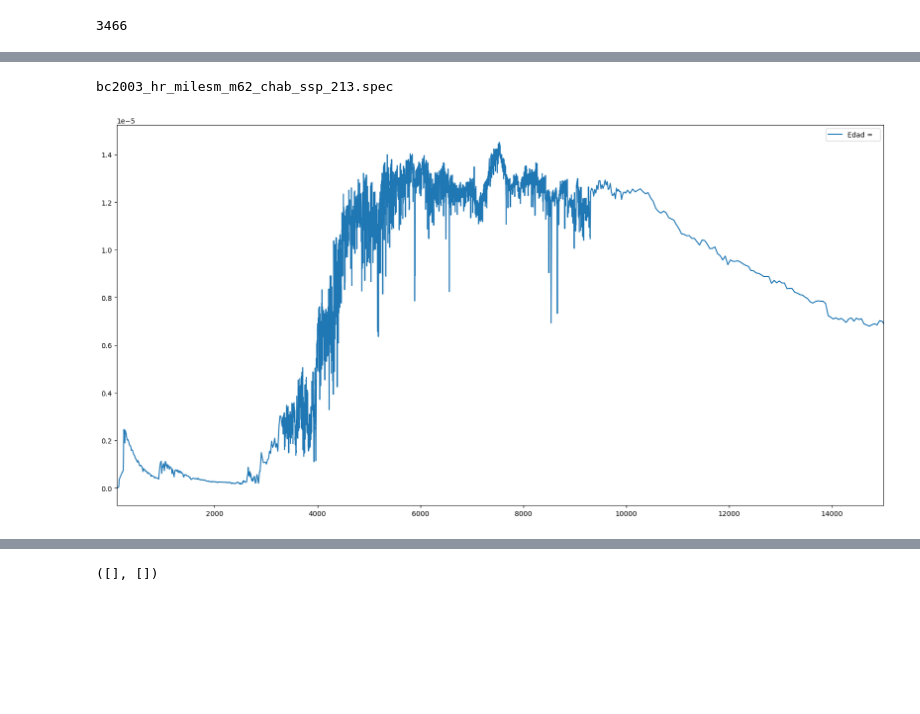
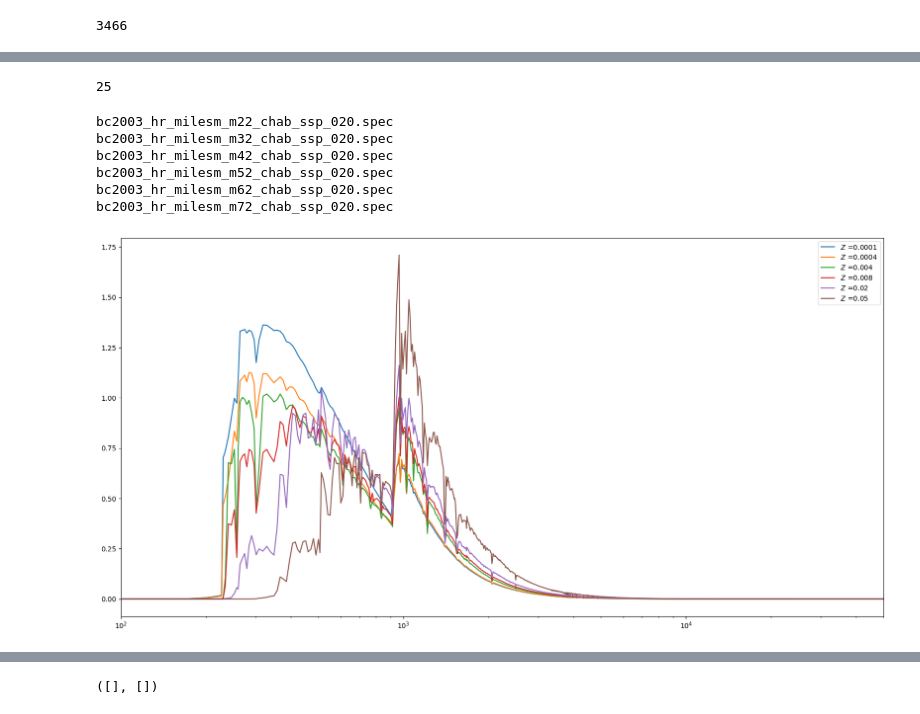
Before and after one commit to hol1m4n/HIIGalaxies, a Jupyter notebook: SPS/pystarlight_debug.ipynb, the cells around one changed output, grey strips where cells are left out. Saved outputs shown, nothing was run; the diff lists cells and outputs as text; code cells hidden in the pictures; blank space fills up the shorter version.

```diff
--- a/SPS/pystarlight_debug.ipynb
+++ b/SPS/pystarlight_debug.ipynb
@@ -1760,44 +1760,46 @@ Table length=150
 | bc2003_hr_milesm_m72_chab_ssp_193... | 13000000000.0 | 0.05 | age193_m72 | 0.5018 | 0 | 0.0 |
 | bc2003_hr_milesm_m72_chab_ssp_201... | 15000000000.0 | 0.05 | age201_m72 | 0.4972 | 0 | 0.0 |
 | bc2003_hr_milesm_m72_chab_ssp_213... | 18000000000.0 | 0.05 | age213_m72 | 0.4924 | 0 | 0.0 |
+# %%
+len(np.unique(data['age(yr)']))
+# %% [output]
+25
 # %%
 from astropy.io import ascii
-data = ascii.read(os.path.expanduser("~") + '/FADOv1b/SSPs/Base_MILESM_modifiedPandas', header_start = 0)
+data = ascii.read(os.path.expanduser("~") + '/gdrive/DataHII/BASES/Base_MILESM_toread', header_start = 0)
 
 
 fig = plt.figure(figsize=(20, 10))
 
 ax1 = fig.add_subplot()
 
-124
-99
-74
-49
-24
--1
-
-
 for i in range(len(data)):#
 
+    edad = data['age(yr)'][i]
 
-
-    if (i == 124):
+    if (edad == 1000000.0):
 
         print(data['spec-names'][i])
 
-        spec = ascii.read(os.path.expanduser("~") + '/FADOv1b/SSPs/MILESM.Sbmm/' + str(data['spec-names'][i]), data_start = 0, names = ['Lambda','Flux'])
+        spec = ascii.read(os.path.expanduser("~") + '/gdrive/DataHII/BASES/MILESM.Sbmm/' + str(data['spec-names'][i]), data_start = 0, names = ['Lambda','Flux'])
 
+        metal = str(data['met'][i])
 
-        ax1.plot(spec['Lambda'],spec['Flux'], label = f'Edad =  ')
-        ax1.set_xlim(100,15000)
-        #ax1.set_xscale('log')
+        ax1.plot(spec['Lambda'],spec['Flux'], label = fr'$Z$ ={metal}')
+        ax1.set_xlim(100,50000)
+        ax1.set_xscale('log')
         ax1.legend()
 
 
 
         del spec
 
 #, Met={data['met'][i]}, Mstar={data['M_star'][i]}
 # %% [output]
-bc2003_hr_milesm_m62_chab_ssp_213.spec
+bc2003_hr_milesm_m22_chab_ssp_020.spec
+bc2003_hr_milesm_m32_chab_ssp_020.spec
+bc2003_hr_milesm_m42_chab_ssp_020.spec
+bc2003_hr_milesm_m52_chab_ssp_020.spec
+bc2003_hr_milesm_m62_chab_ssp_020.spec
+bc2003_hr_milesm_m72_chab_ssp_020.spec
-[figure, old version]
+[figure, new version]
```
Also changed, not shown: parts of 7 cells of this notebook, 1 other file.
